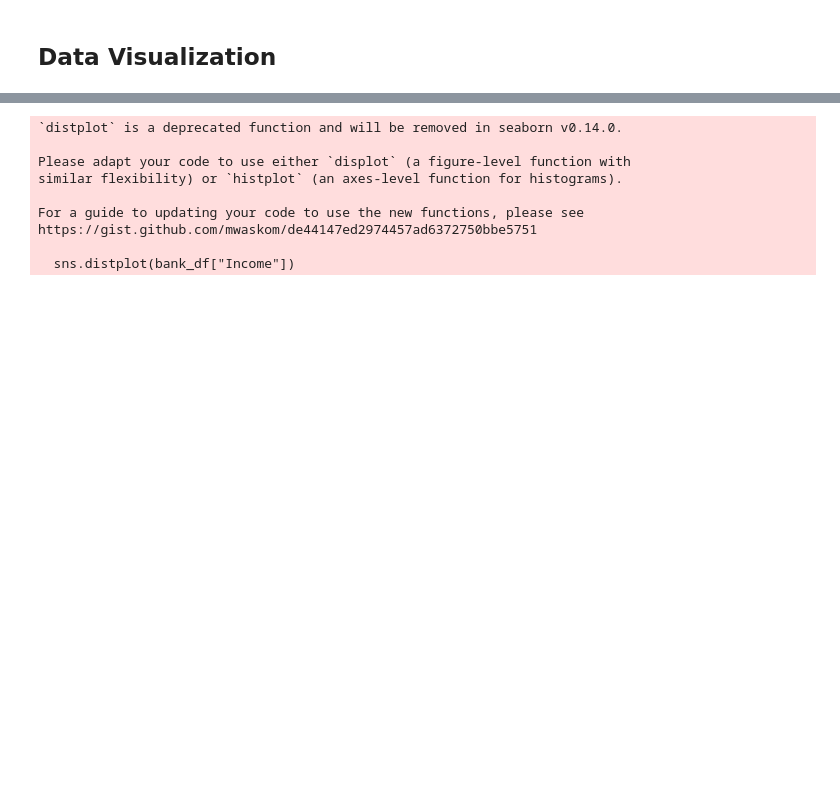
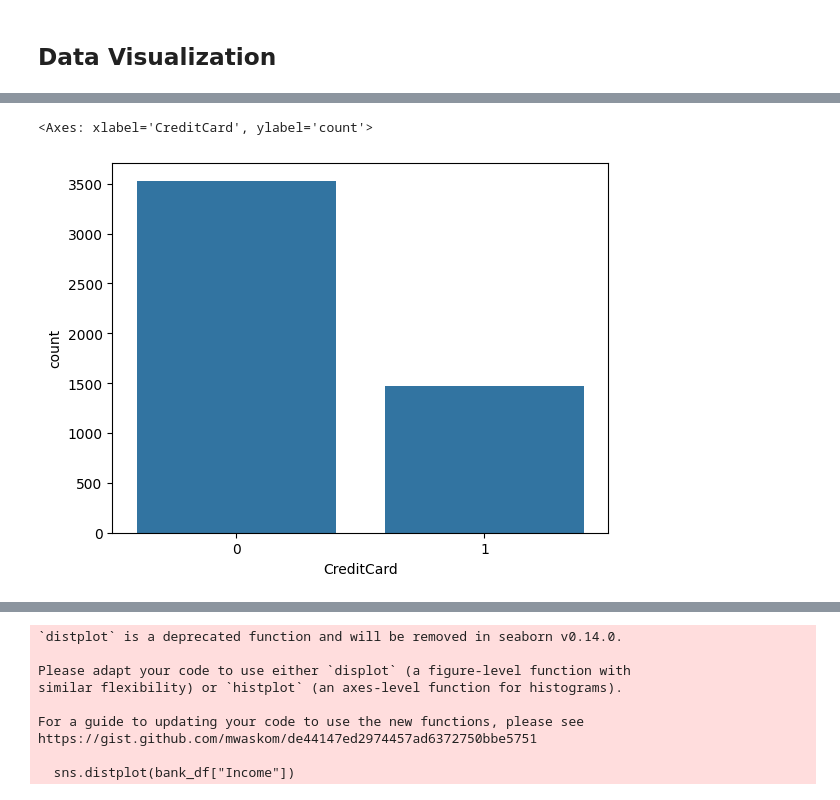
Before and after one commit to Khushboo-Verma2004/AI-ML-2, a Jupyter notebook: Bank Loan Approval PRediction/Bank Loan Approval.ipynb, the cells around one changed output, grey strips where cells are left out. Saved outputs shown, nothing was run; the diff lists cells and outputs as text; code cells hidden in the pictures; blank space fills up the shorter version.

```diff
--- a/Bank Loan Approval PRediction/Bank Loan Approval.ipynb
+++ b/Bank Loan Approval PRediction/Bank Loan Approval.ipynb
@@ -131,4 +151,8 @@ The percentage of customers that took out a personal loan is 9.60%.
 # %%
 #credit card
+sns.countplot(x = bank_df['CreditCard'])
+# %% [output]
+<Axes: xlabel='CreditCard', ylabel='count'>
+[figure, added]
 # %%
 #age
```
Also changed, not shown: parts of 6 cells of this notebook.
